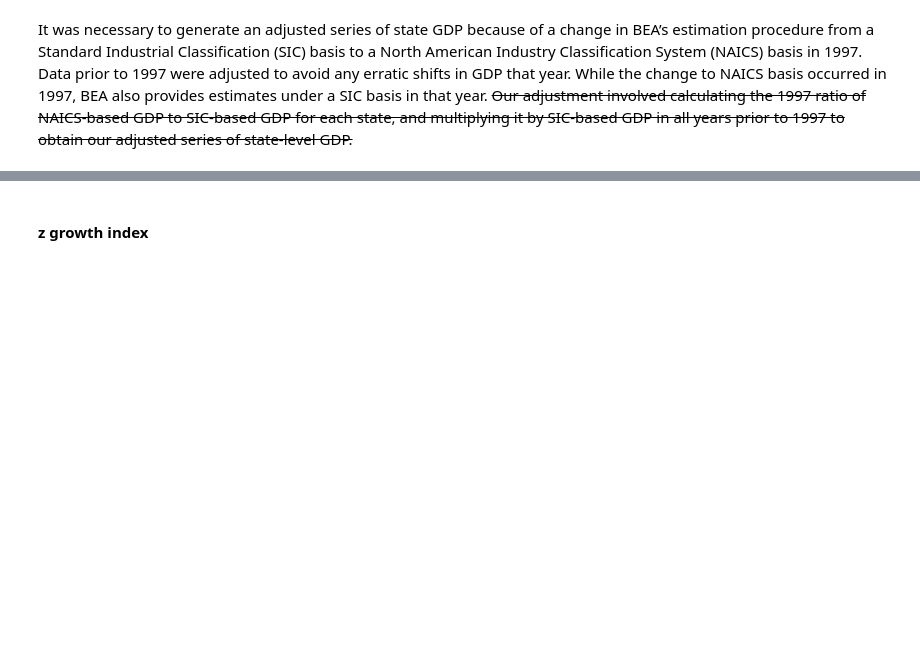
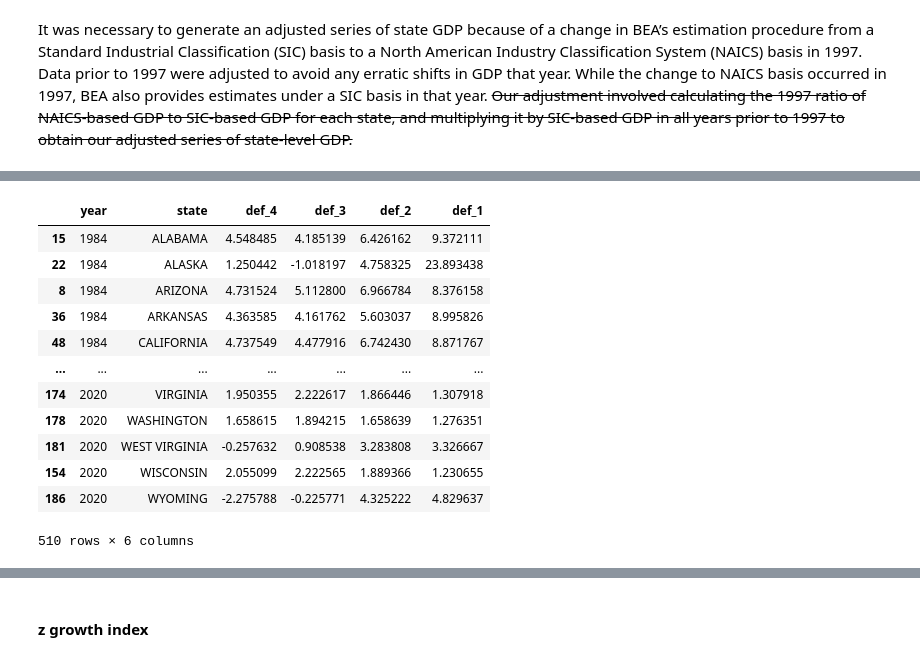
Before and after one commit to ranieri-unimi/bastianin-2022, a Jupyter notebook: datastroyer.ipynb, the cells around one changed output, grey strips where cells are left out. Saved outputs shown, nothing was run; the diff lists cells and outputs as text; code cells hidden in the pictures; blank space fills up the shorter version.

```diff
--- a/datastroyer.ipynb
+++ b/datastroyer.ipynb
@@ -119,4 +135,21 @@ gdp_def
 2193 rows × 3 columns
+# %%
+def_index = var42(gdp_def, 'def', 'def-index', 'gdp_def')
+def_index
+# %% [output]
+|  | year | state | def_4 | def_3 | def_2 | def_1 |
+| 15 | 1984 | ALABAMA | 4.548485 | 4.185139 | 6.426162 | 9.372111 |
+| 22 | 1984 | ALASKA | 1.250442 | -1.018197 | 4.758325 | 23.893438 |
+| 8 | 1984 | ARIZONA | 4.731524 | 5.112800 | 6.966784 | 8.376158 |
+| 36 | 1984 | ARKANSAS | 4.363585 | 4.161762 | 5.603037 | 8.995826 |
+| 48 | 1984 | CALIFORNIA | 4.737549 | 4.477916 | 6.742430 | 8.871767 |
+| ... | ... | ... | ... | ... | ... | ... |
+| 174 | 2020 | VIRGINIA | 1.950355 | 2.222617 | 1.866446 | 1.307918 |
+| 178 | 2020 | WASHINGTON | 1.658615 | 1.894215 | 1.658639 | 1.276351 |
+| 181 | 2020 | WEST VIRGINIA | -0.257632 | 0.908538 | 3.283808 | 3.326667 |
+| 154 | 2020 | WISCONSIN | 2.055099 | 2.222565 | 1.889366 | 1.230655 |
+| 186 | 2020 | WYOMING | -2.275788 | -0.225771 | 4.325222 | 4.829637 |
+510 rows × 6 columns
 # %%
 gdp_real = []
 
```
Also changed, not shown: parts of 11 cells of this notebook, 5 other files.
